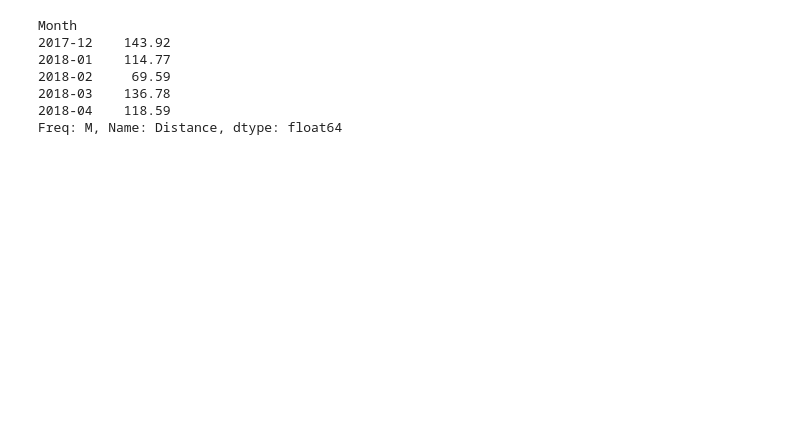
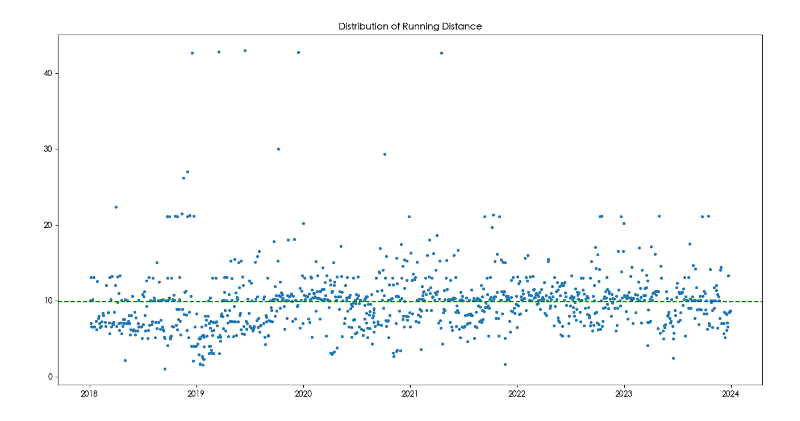
Before and after one commit to denglinghua/exercise-data, a Jupyter notebook: da.ipynb, the cells around one changed output. Drawn from its saved outputs; the diff is of its cells as text; code cells hidden in the pictures; blank space fills up the shorter version.

```diff
--- a/da.ipynb
+++ b/da.ipynb
@@ -80,15 +81,0 @@ df.head()
-# %%
-df_run = df[df['Activity Type'] == 'Running']
-
-monthly_sum = df_run.groupby('Month')['Distance'].sum()
-monthly_sum = monthly_sum[monthly_sum > 50] #remove 2017-11 first record
-
-monthly_sum.head()
-# %% [output]
-Month
-2017-12    143.92
-2018-01    114.77
-2018-02     69.59
-2018-03    136.78
-2018-04    118.59
-Freq: M, Name: Distance, dtype: float64
@@ -94,0 +86,9 @@ Freq: M, Name: Distance, dtype: float64
+# %%
+plt.figure(figsize=(16, 8))
+avg = df_run['Distance'].mean()
+plt.axhline(y=avg, color='g', linestyle='--', label='Average')
+plt.scatter(df_run['Date'], df_run['Distance'],8)
+plt.title('Distribution of Running Distance')
+plt.show()
+# %% [output]
+[figure, added]
```
Also changed, not shown: parts of 18 cells of this notebook.
